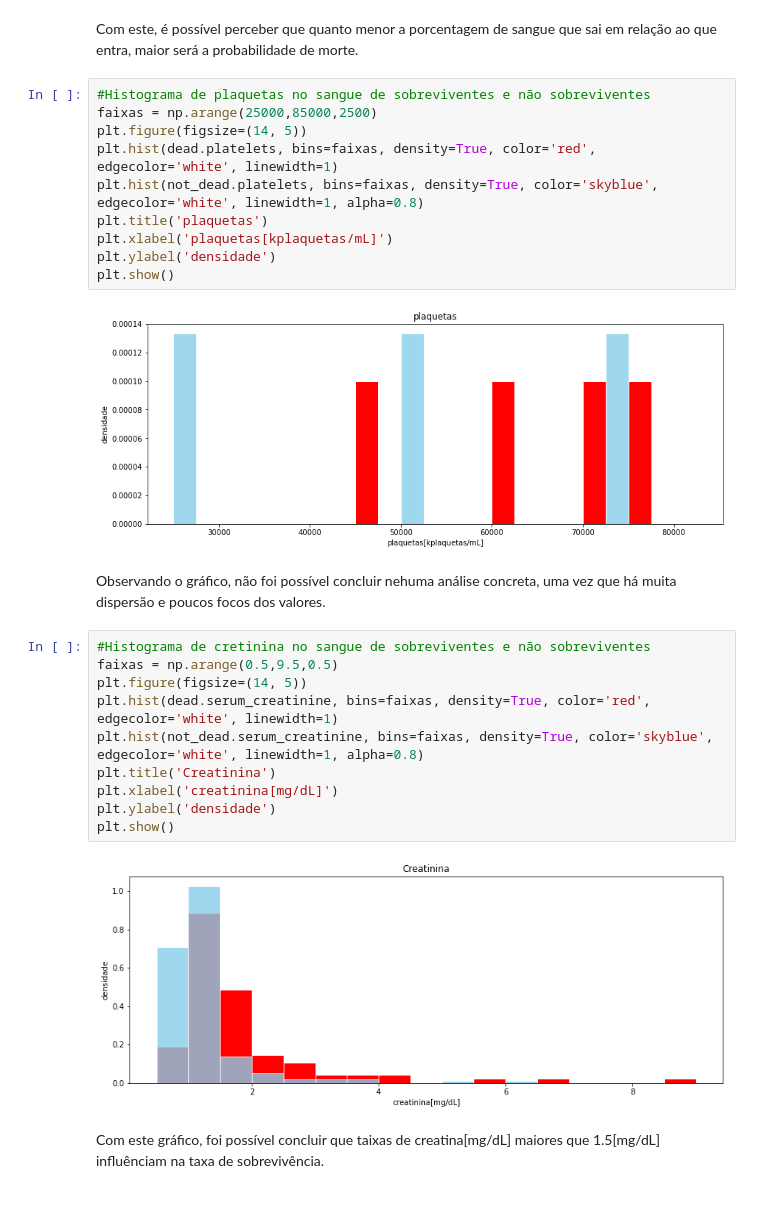
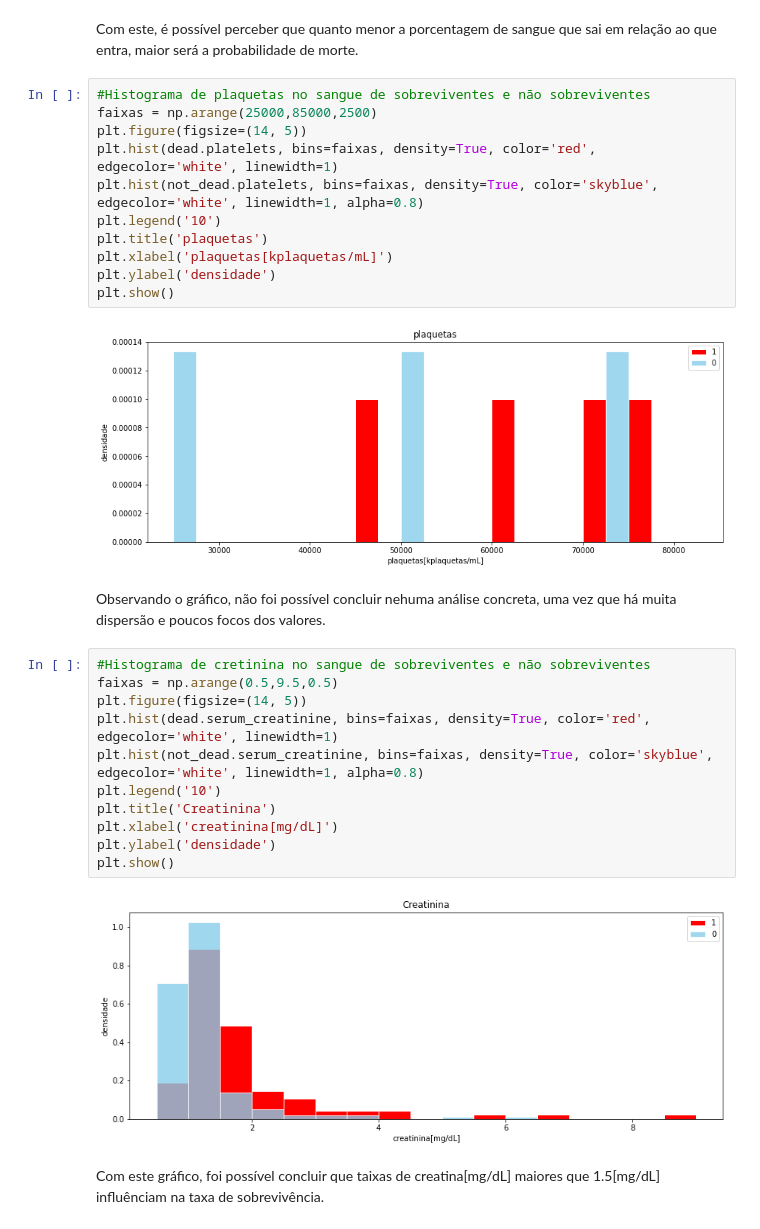
Before and after one commit to BrunoFNRodrigues/Projeto2Cidad, a Jupyter notebook: HeartFailure.ipynb, the cells around one changed output. Drawn from its saved outputs; the diff is of its cells as text.

```diff
--- a/HeartFailure.ipynb
+++ b/HeartFailure.ipynb
@@ -166,15 +145,16 @@ Com este, é possível perceber que quanto menor a porcentagem de sangue que sai
 # %%
 #Histograma de plaquetas no sangue de sobreviventes e não sobreviventes
 faixas = np.arange(25000,85000,2500)
 plt.figure(figsize=(14, 5))
 plt.hist(dead.platelets, bins=faixas, density=True, color='red', edgecolor='white', linewidth=1)
 plt.hist(not_dead.platelets, bins=faixas, density=True, color='skyblue', edgecolor='white', linewidth=1, alpha=0.8)
+plt.legend('10')
 plt.title('plaquetas')
 plt.xlabel('plaquetas[kplaquetas/mL]')
 plt.ylabel('densidade')
 plt.show()
 # %% [output]
-[figure, old version]
+[figure, new version]
 # %% [markdown]
 Observando o gráfico, não foi possível concluir nehuma análise concreta, uma vez que há muita dispersão e poucos focos dos valores.
 # %%
@@ -183,12 +163,13 @@ faixas = np.arange(0.5,9.5,0.5)
 plt.figure(figsize=(14, 5))
 plt.hist(dead.serum_creatinine, bins=faixas, density=True, color='red', edgecolor='white', linewidth=1)
 plt.hist(not_dead.serum_creatinine, bins=faixas, density=True, color='skyblue', edgecolor='white', linewidth=1, alpha=0.8)
+plt.legend('10')
 plt.title('Creatinina')
 plt.xlabel('creatinina[mg/dL]')
 plt.ylabel('densidade')
 plt.show()
 # %% [output]
-[figure, old version]
+[figure, new version]
 # %% [markdown]
 Com este gráfico, foi possível concluir que taixas de creatina[mg/dL] maiores que 1.5[mg/dL] influênciam na taxa de sobrevivência.
 # %%
```
Also changed, not shown: parts of 16 cells of this notebook.
